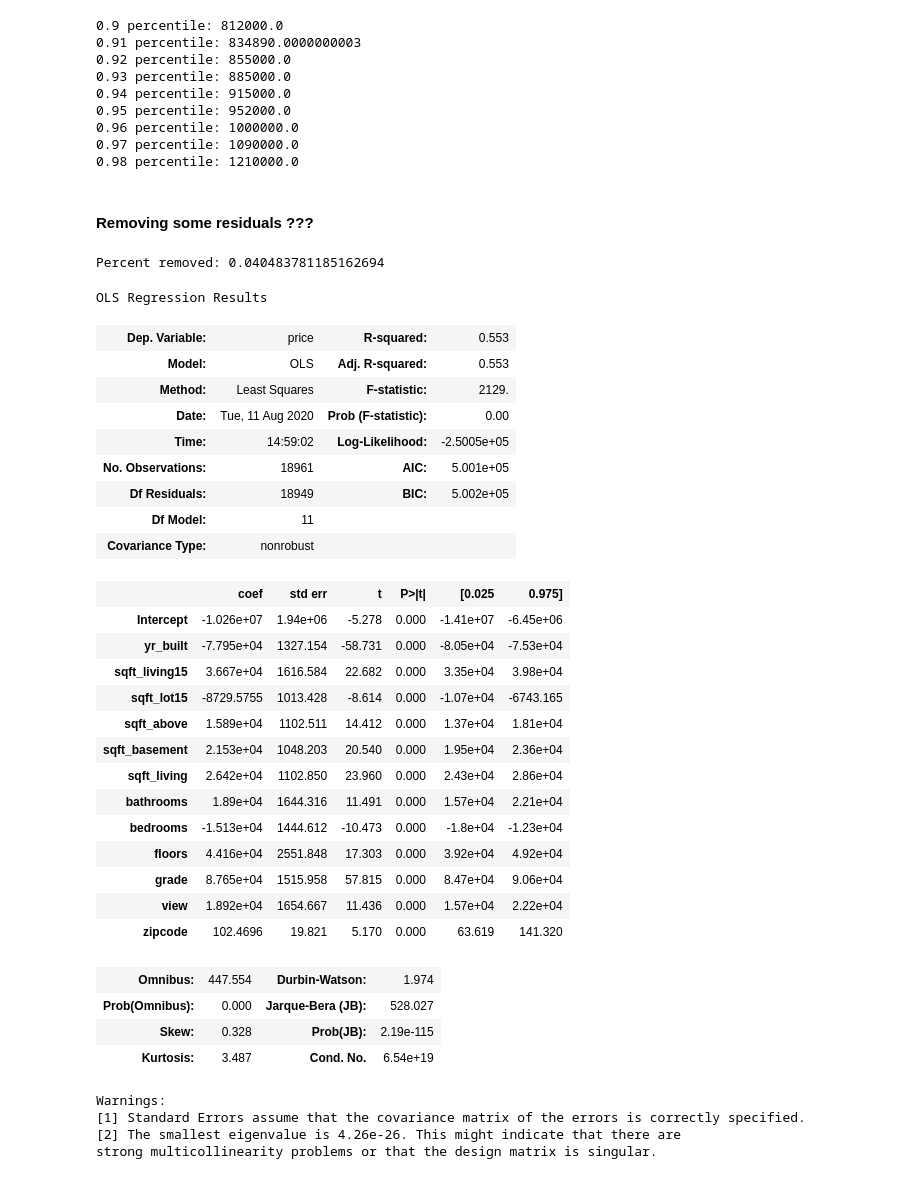
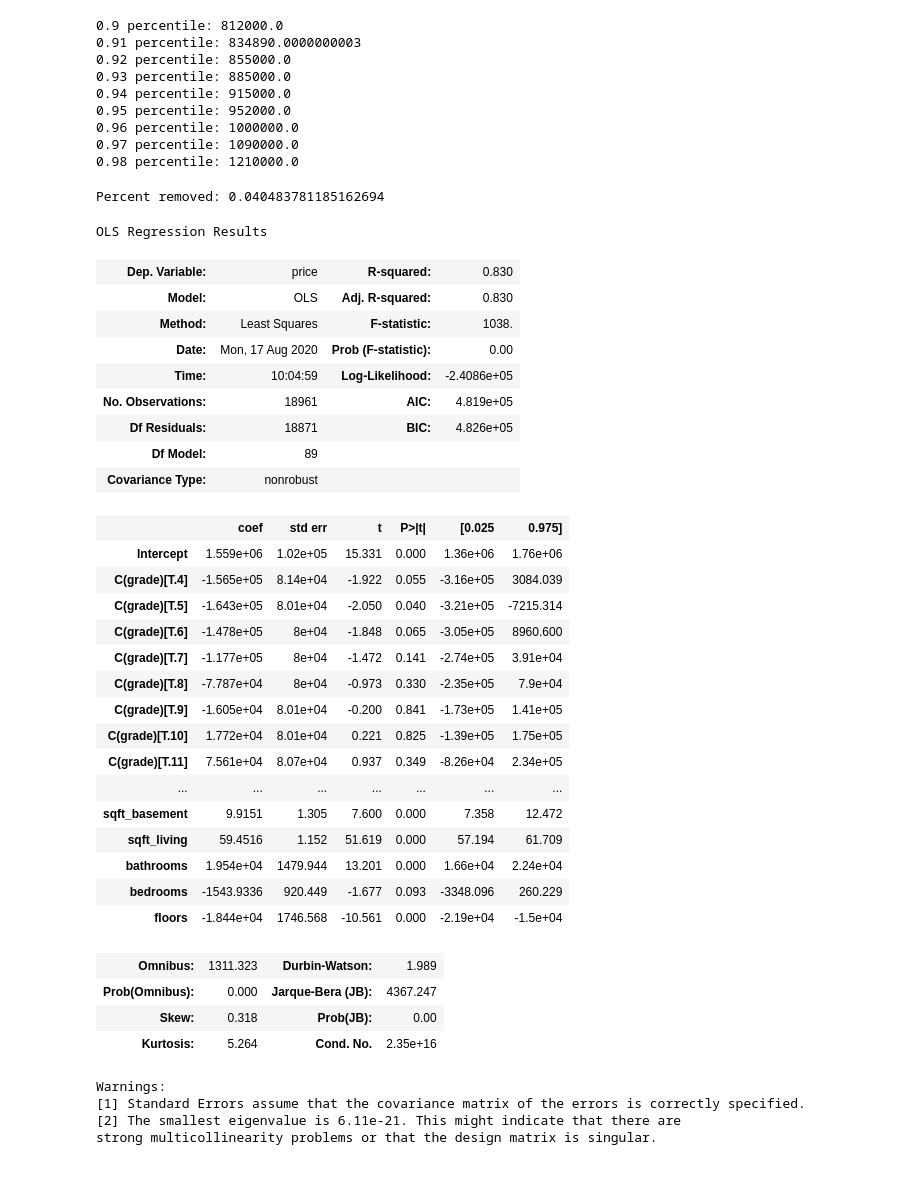
Before and after one commit to jamesbrockb/dsc-mod-2-project-v2-1-onl01-dtsc-pt-041320, a Jupyter notebook: student.ipynb, the cells around one changed output. Saved outputs shown, nothing was run; the diff lists cells and outputs as text; code cells hidden in the pictures.

```diff
--- a/student.ipynb
+++ b/student.ipynb
@@ -284,5 +330,6 @@ df_cat.head()
 | 4 | 0.0 | 0.0 | 0.0 | 3 | 8 |
 # %%
 # creating numerical df
-df_num = df[['price', 'zipcode', 'yr_built','bedrooms','floors','sqft_living','sqft_lot','bathrooms','sqft_above',
+df_num = df[['price', 'zipcode', 'yr_built','bedrooms','floors','sqft_living','sqft_lot',
+             'bathrooms','sqft_above',
              'sqft_basement','sqft_living15','sqft_lot15']].copy()
@@ -336,2 +353,3 @@ z = np.abs(stats.zscore(df_num))
 # %%
-df_num = df_num[(z < 3).all(axis=1)]
+idx_outlier = (z > 3).any(axis=1)
+idx_outlier
@@ -423,0 +404,4 @@ dtype: int64
+# %%
+#Double checking null values after removing outliers
+df_clean = df_clean[~idx_outlier]
+df_clean.isna().sum()
@@ -462,6 +455,0 @@ df_clean.hist(bins = 'auto', figsize = (15,15));
-# %%
-def norm_feat(series):
-    return (series - series.mean())/series.std()
-for feat in ['yr_built','sqft_living','sqft_lot','bathrooms','sqft_above','sqft_basement','sqft_living15','sqft_lot15']:
-    df_clean[feat] = norm_feat(df_clean[feat])
-df_clean.describe()
@@ -587,49 +550,55 @@ for i in range(90, 99):
 0.96 percentile: 1000000.0
 0.97 percentile: 1090000.0
 0.98 percentile: 1210000.0
-# %% [markdown]
-#### Removing some residuals ???
 # %%
 # Cleaning more of the data to remove some of the outliers here
 subset = df_clean[df_clean['price'] < 1000000 ]
 print('Percent removed:',(len(df_clean) - len(subset))/len(df_clean))
 predictors = '+'.join(x_cols)
+
 formula = outcome + '~' + predictors
+
+for col in feats:
+    formula = formula.replace(col, 'C({})'.format(col))
+
+formula
 model = ols(formula=formula, data=subset).fit()
 model.summary()
 # %% [output]
 Percent removed: 0.040483781185162694
 OLS Regression Results
-| Dep. Variable: | price | R-squared: | 0.553 |
-| Model: | OLS | Adj. R-squared: | 0.553 |
-| Method: | Least Squares | F-statistic: | 2129. |
-| Date: | Tue, 11 Aug 2020 | Prob (F-statistic): | 0.00 |
-| Time: | 14:59:02 | Log-Likelihood: | -2.5005e+05 |
-| No. Observations: | 18961 | AIC: | 5.001e+05 |
-| Df Residuals: | 18949 | BIC: | 5.002e+05 |
-| Df Model: | 11 |  |  |
+| Dep. Variable: | price | R-squared: | 0.830 |
+| Model: | OLS | Adj. R-squared: | 0.830 |
+| Method: | Least Squares | F-statistic: | 1038. |
+| Date: | Mon, 17 Aug 2020 | Prob (F-statistic): | 0.00 |
+| Time: | 10:04:59 | Log-Likelihood: | -2.4086e+05 |
+| No. Observations: | 18961 | AIC: | 4.819e+05 |
+| Df Residuals: | 18871 | BIC: | 4.826e+05 |
+| Df Model: | 89 |  |  |
 | Covariance Type: | nonrobust |  |  |
 |  | coef | std err | t | P>|t| | [0.025 | 0.975] |
-| Intercept | -1.026e+07 | 1.94e+06 | -5.278 | 0.000 | -1.41e+07 | -6.45e+06 |
-| yr_built | -7.795e+04 | 1327.154 | -58.731 | 0.000 | -8.05e+04 | -7.53e+04 |
-| sqft_living15 | 3.667e+04 | 1616.584 | 22.682 | 0.000 | 3.35e+04 | 3.98e+04 |
-| sqft_lot15 | -8729.5755 | 1013.428 | -8.614 | 0.000 | -1.07e+04 | -6743.165 |
-| sqft_above | 1.589e+04 | 1102.511 | 14.412 | 0.000 | 1.37e+04 | 1.81e+04 |
-| sqft_basement | 2.153e+04 | 1048.203 | 20.540 | 0.000 | 1.95e+04 | 2.36e+04 |
-| sqft_living | 2.642e+04 | 1102.850 | 23.960 | 0.000 | 2.43e+04 | 2.86e+04 |
-| bathrooms | 1.89e+04 | 1644.316 | 11.491 | 0.000 | 1.57e+04 | 2.21e+04 |
-| bedrooms | -1.513e+04 | 1444.612 | -10.473 | 0.000 | -1.8e+04 | -1.23e+04 |
-| floors | 4.416e+04 | 2551.848 | 17.303 | 0.000 | 3.92e+04 | 4.92e+04 |
-| grade | 8.765e+04 | 1515.958 | 57.815 | 0.000 | 8.47e+04 | 9.06e+04 |
-| view | 1.892e+04 | 1654.667 | 11.436 | 0.000 | 1.57e+04 | 2.22e+04 |
-| zipcode | 102.4696 | 19.821 | 5.170 | 0.000 | 63.619 | 141.320 |
+| Intercept | 1.559e+06 | 1.02e+05 | 15.331 | 0.000 | 1.36e+06 | 1.76e+06 |
+| C(grade)[T.4] | -1.565e+05 | 8.14e+04 | -1.922 | 0.055 | -3.16e+05 | 3084.039 |
+| C(grade)[T.5] | -1.643e+05 | 8.01e+04 | -2.050 | 0.040 | -3.21e+05 | -7215.314 |
+| C(grade)[T.6] | -1.478e+05 | 8e+04 | -1.848 | 0.065 | -3.05e+05 | 8960.600 |
+| C(grade)[T.7] | -1.177e+05 | 8e+04 | -1.472 | 0.141 | -2.74e+05 | 3.91e+04 |
+| C(grade)[T.8] | -7.787e+04 | 8e+04 | -0.973 | 0.330 | -2.35e+05 | 7.9e+04 |
+| C(grade)[T.9] | -1.605e+04 | 8.01e+04 | -0.200 | 0.841 | -1.73e+05 | 1.41e+05 |
+| C(grade)[T.10] | 1.772e+04 | 8.01e+04 | 0.221 | 0.825 | -1.39e+05 | 1.75e+05 |
+| C(grade)[T.11] | 7.561e+04 | 8.07e+04 | 0.937 | 0.349 | -8.26e+04 | 2.34e+05 |
+| ... | ... | ... | ... | ... | ... | ... |
+| sqft_basement | 9.9151 | 1.305 | 7.600 | 0.000 | 7.358 | 12.472 |
+| sqft_living | 59.4516 | 1.152 | 51.619 | 0.000 | 57.194 | 61.709 |
+| bathrooms | 1.954e+04 | 1479.944 | 13.201 | 0.000 | 1.66e+04 | 2.24e+04 |
+| bedrooms | -1543.9336 | 920.449 | -1.677 | 0.093 | -3348.096 | 260.229 |
+| floors | -1.844e+04 | 1746.568 | -10.561 | 0.000 | -2.19e+04 | -1.5e+04 |
-| Omnibus: | 447.554 | Durbin-Watson: | 1.974 |
-| Prob(Omnibus): | 0.000 | Jarque-Bera (JB): | 528.027 |
-| Skew: | 0.328 | Prob(JB): | 2.19e-115 |
-| Kurtosis: | 3.487 | Cond. No. | 6.54e+19 |
+| Omnibus: | 1311.323 | Durbin-Watson: | 1.989 |
+| Prob(Omnibus): | 0.000 | Jarque-Bera (JB): | 4367.247 |
+| Skew: | 0.318 | Prob(JB): | 0.00 |
+| Kurtosis: | 5.264 | Cond. No. | 2.35e+16 |
 Warnings:
 [1] Standard Errors assume that the covariance matrix of the errors is correctly specified.
-[2] The smallest eigenvalue is 4.26e-26. This might indicate that there are
+[2] The smallest eigenvalue is 6.11e-21. This might indicate that there are
 strong multicollinearity problems or that the design matrix is singular.
 # %%
 fig = sm.graphics.qqplot(model.resid, dist=stats.norm, line='45', fit=True)
```
Also changed, not shown: parts of 51 cells of this notebook.
